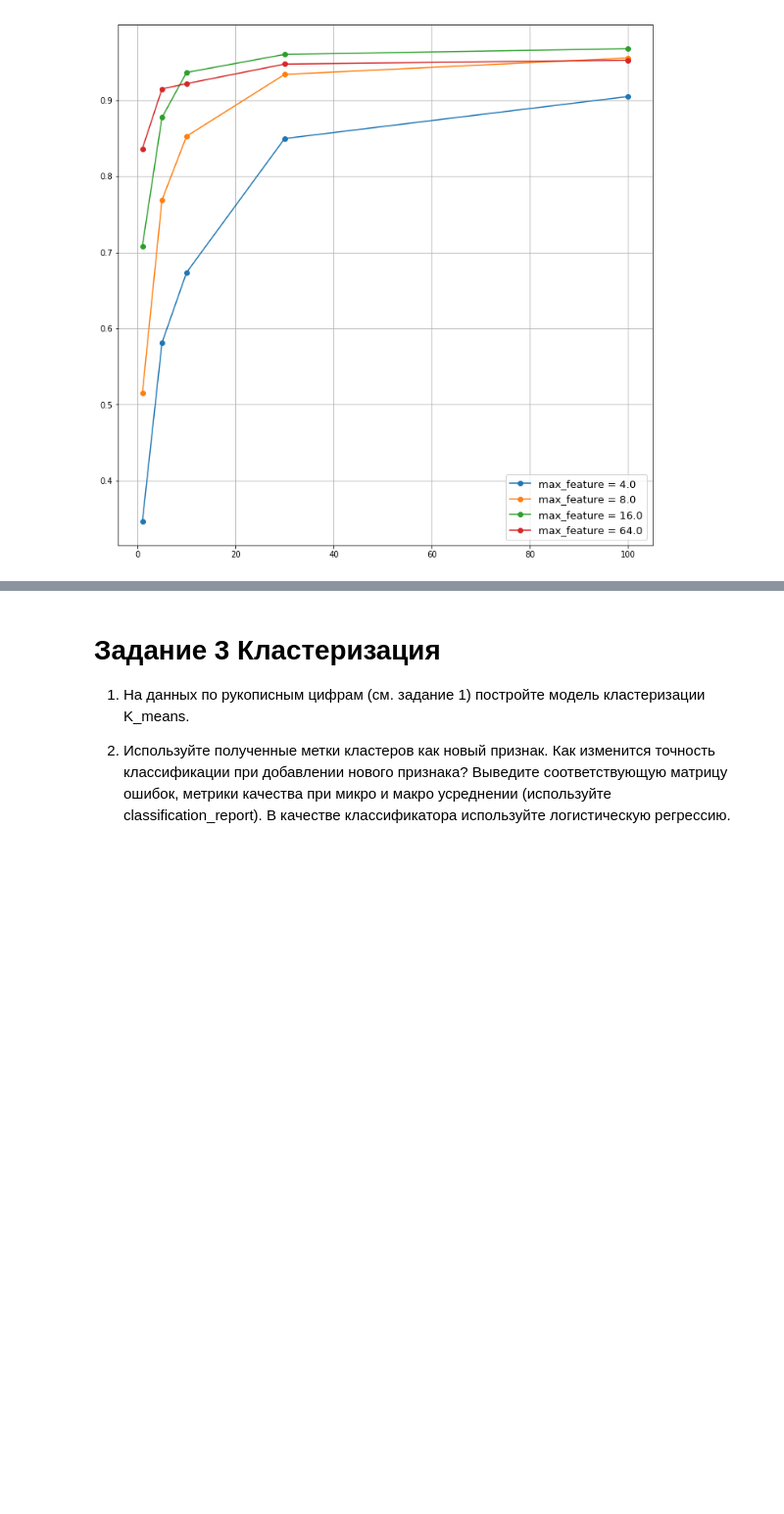
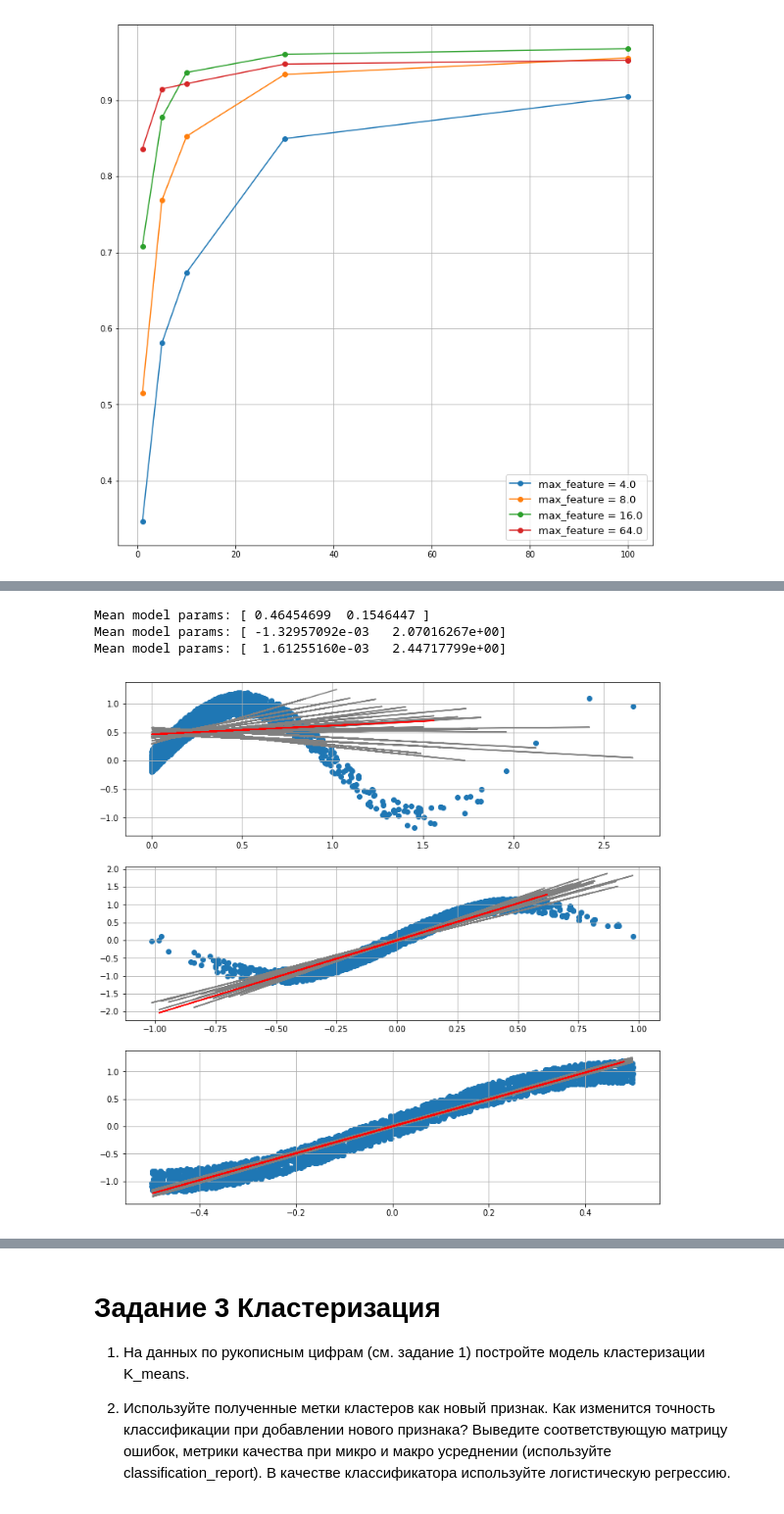
Before and after one commit to BobrG/IreneGit, a Jupyter notebook: ML_Homework_2.ipynb, the cells around one changed output, grey strips where cells are left out. Shown at 98% size. Cells and saved outputs as stored; diff of their text form; code cells hidden in the pictures; blank space fills up the shorter version.

```diff
--- a/ML_Homework_2.ipynb
+++ b/ML_Homework_2.ipynb
@@ -243,0 +257,17 @@ $$
+# %%
+def plot_n_regression(model, x, y, col, row):
+    fig = plt.figure(figsize=(12, 12))
+    for i in range(len(x)):
+        model_params = np.zeros((n_samples, 2))
+        fig.add_subplot(row, col, i + 1)
+        for j in range(x[i].shape[0]):
+            model.fit(x[i][j].reshape(-1, 1), y[i][j])
+            model_params[j, 0] += model.intercept_
+            model_params[j, 1] += model.coef_
+            plt.plot(x[i][j], model.predict(x[i][j].reshape(-1, 1)), color='.5')
+        plt.scatter(x[i], y[i])
+        mean_model = np.mean(model_params, axis=0)
+        print('Mean model params:', np.mean(model_params, axis=0))
+        #model.fit(np.ones()reshape(-1, 1), y[i][j])
+        plt.plot(x[i][0], mean_model[1]*x[i][0] + mean_model[0], color='red')
+        plt.grid('on')
@@ -243,0 +278,7 @@ $$
+# %%
+plot_n_regression(LinearRegression(), [x_exp_25, x_norm_25, x_uni_25], [y_exp_25, y_norm_25, y_uni_25], 1, 3)
+# %% [output]
+Mean model params: [ 0.46454699  0.1546447 ]
+Mean model params: [ -1.32957092e-03   2.07016267e+00]
+Mean model params: [  1.61255160e-03   2.44717799e+00]
+[figure, added]
```
Also changed, not shown: parts of 10 cells of this notebook.
